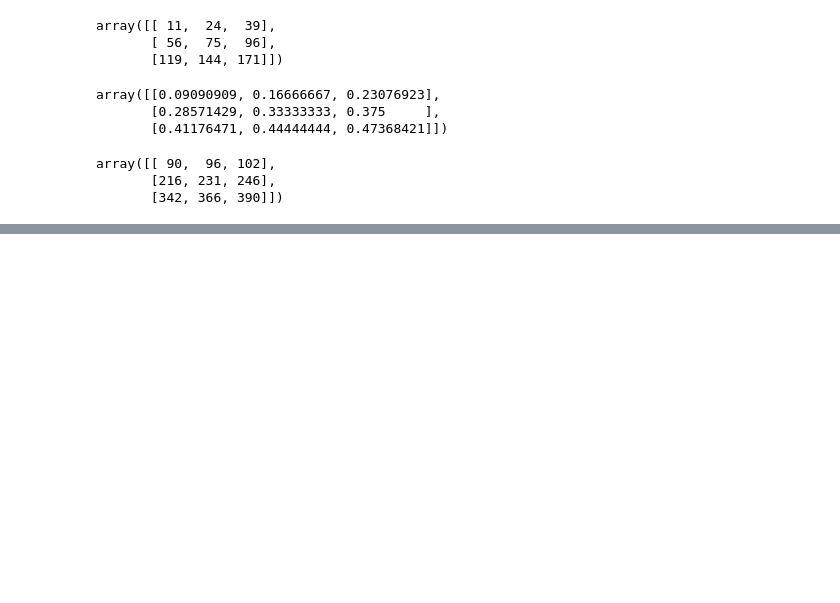
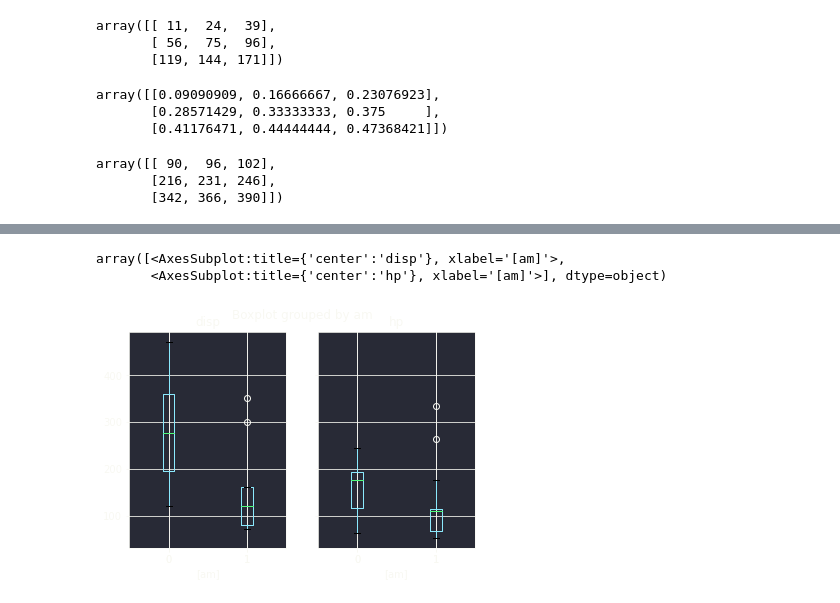
Before and after one commit to objectin/pandas_exercises, a Jupyter notebook: Wikidocs Practice/practice.ipynb, the cells around one changed output, grey strips where cells are left out. Cells and saved outputs as stored; diff of their text form; code cells hidden in the pictures; blank space fills up the shorter version.

```diff
--- a/Wikidocs Practice/practice.ipynb
+++ b/Wikidocs Practice/practice.ipynb
@@ -411,0 +424,7 @@ df1.plot.hist(bins=20)
+# %%
+df3 = df[['hp', 'disp', 'am']]
+df3.boxplot(by='am')
+# %% [output]
+array([<AxesSubplot:title={'center':'disp'}, xlabel='[am]'>,
+       <AxesSubplot:title={'center':'hp'}, xlabel='[am]'>], dtype=object)
+[figure, added]
```
Also changed, not shown: parts of 17 cells of this notebook.
